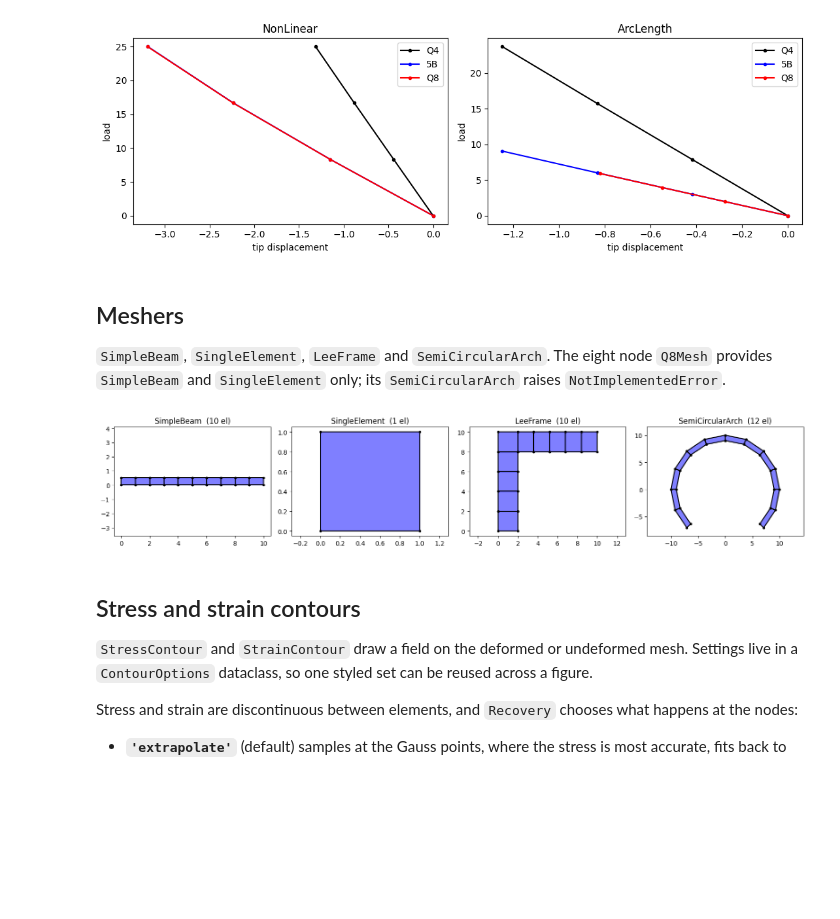
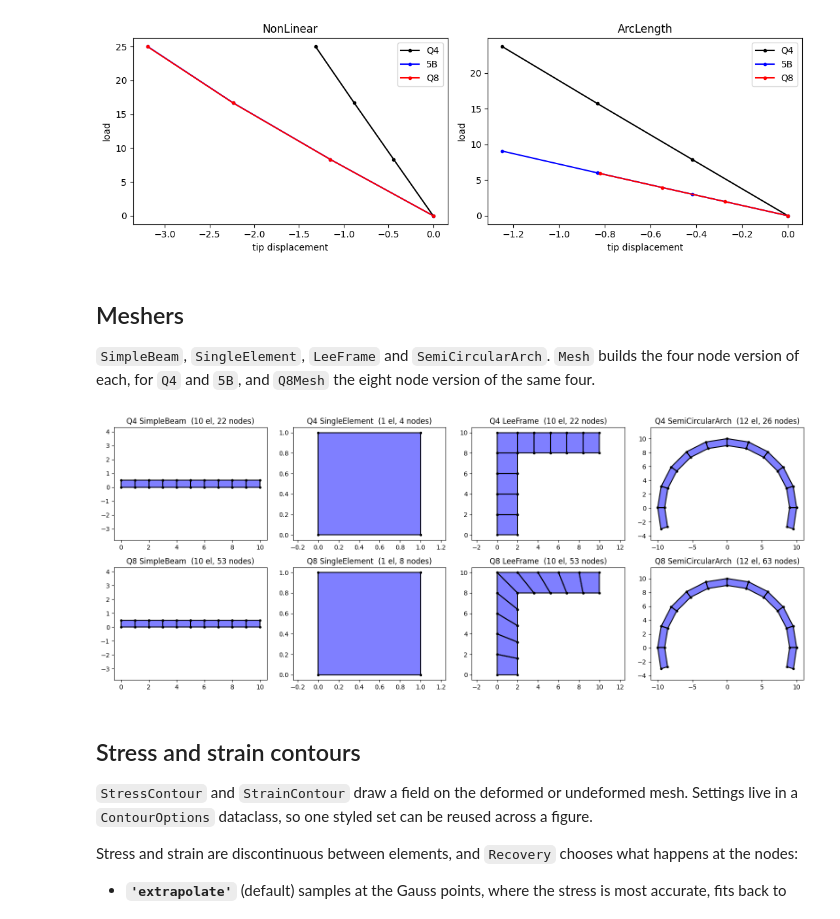
Before and after one commit to JohannBouwer/fem2d, a Jupyter notebook: notebooks/Example_solvers.ipynb, the cells around one changed output. Drawn from its saved outputs; the diff is of its cells as text; code cells hidden in the pictures; blank space fills up the shorter version.

Commit message:
Notebook update for new mesh class

```diff
--- a/notebooks/Example_solvers.ipynb
+++ b/notebooks/Example_solvers.ipynb
@@ -171,26 +171,27 @@ plt.tight_layout()
 # %% [markdown]
 ## Meshers
 
-`SimpleBeam`, `SingleElement`, `LeeFrame` and `SemiCircularArch`. The eight node
-`Q8Mesh` provides `SimpleBeam` and `SingleElement` only; its `SemiCircularArch`
-raises `NotImplementedError`.
+`SimpleBeam`, `SingleElement`, `LeeFrame` and `SemiCircularArch`. `Mesh` builds
+the four node version of each, for `Q4` and `5B`, and `Q8Mesh` the eight node
+version of the same four.
 # %%
 Meshers = {
     'SimpleBeam':       lambda m: m.SimpleBeam(10, 10.0, 0.5, Load),
     'SingleElement':    lambda m: m.SingleElement(1.0, 1.0, Load),
     'LeeFrame':         lambda m: m.LeeFrame(10, [10.0, 10.0], Load),
     'SemiCircularArch': lambda m: m.SemiCircularArch(12, 10.0, [10.0, 10.0], 1.0, Load),
 }
 
-fig, axes = plt.subplots(1, 4, figsize=(16, 3.2))
-for ax, (name, build) in zip(axes, Meshers.items()):
-    m = Mesh(E, v, t, plane, 'Q4')
-    build(m)
-    Plotting.InitialMesh(m, ax=ax)
-    ax.set_title(f"{name}  ({m.Elements.shape[0]} el)")
+fig, axes = plt.subplots(2, 4, figsize=(16, 6.4))
+for row, (Class, ElementType) in zip(axes, ((Mesh, 'Q4'), (Q8Mesh, 'Q8'))):
+    for ax, (name, build) in zip(row, Meshers.items()):
+        m = Class(E, v, t, plane, ElementType)
+        build(m)
+        Plotting.InitialMesh(m, ax=ax)
+        ax.set_title(f"{ElementType} {name}  ({m.Elements.shape[0]} el, {m.Nodes.shape[0]} nodes)")
 plt.tight_layout()
 # %% [output]
-[figure, old version]
+[figure, new version]
 # %% [markdown]
 ## Stress and strain contours
 
```
Also changed, not shown: 3 other files.
